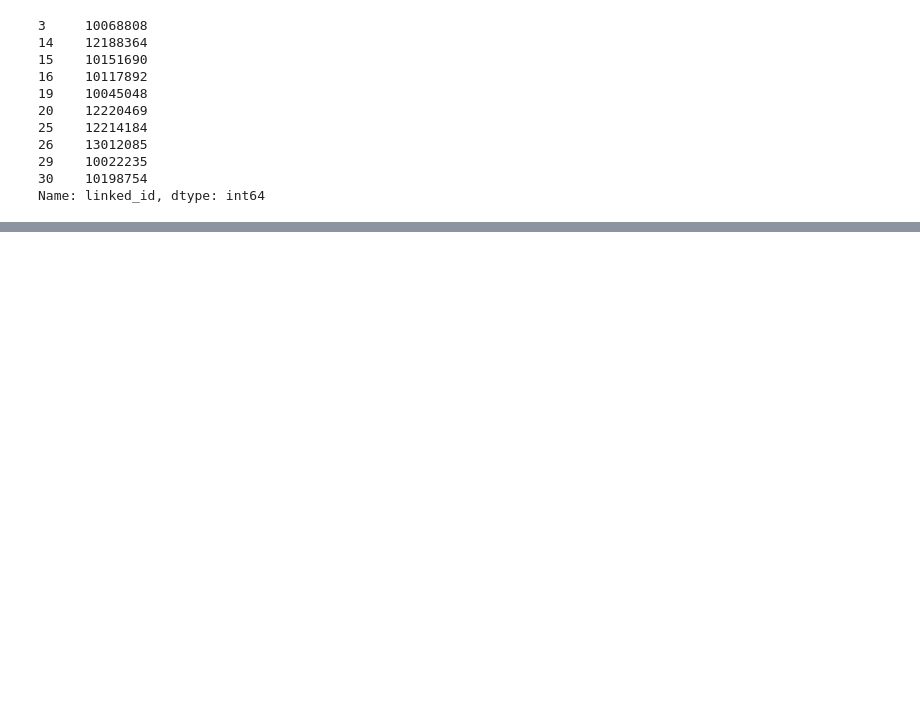
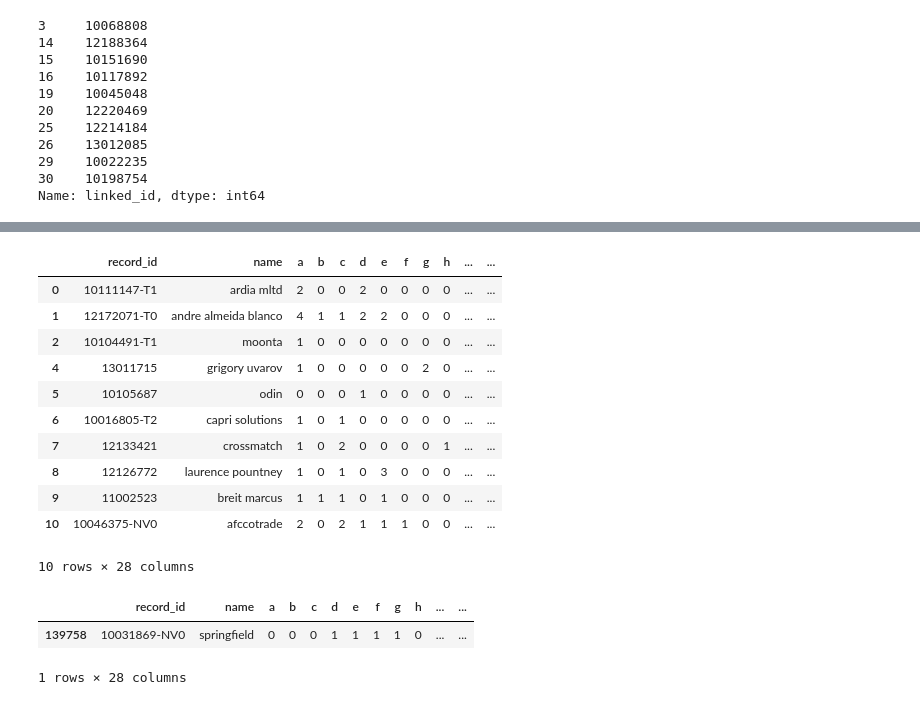
Before and after one commit to teomores/Oracle_HPC_contest, a Jupyter notebook: notebooks/name_similarity.ipynb, the cells around one changed output, grey strips where cells are left out. Saved outputs shown, nothing was run; the diff lists cells and outputs as text; code cells hidden in the pictures; blank space fills up the shorter version.

```diff
--- a/notebooks/name_similarity.ipynb
+++ b/notebooks/name_similarity.ipynb
@@ -249,7 +151,0 @@ from ..cython
-# %%
-for(i, n) in tqdm(zip(X_test.index[:10], X_test.name[:10])):
-    print(f'{i} {n}')
-    for train_n in tqdm(list(dict_dupl)):
-        #if (len(n) - editdistance.eval(n, train_n))/len(n) > 0.85:
-        if ed(n, train_n) < 2:
-            print(f'{dict_dupl[train_n]} - {train_n}')
@@ -260,0 +152,30 @@ NameError: name 'ed' is not defined
+# %%
+import string
+import unidecode
+def create_name_letters_matrix(df):
+    df = df[['record_id','name']]
+    df.name = df.name.astype(str) # convert to string
+    df.name = df.name.str.lower() # lowercase
+    df.name = df.name.str.translate(str.maketrans('', '', string.punctuation)) # remove punctuation
+    # remove accented letters
+    no_accents = []
+    for s in df.name:
+        no_accents.append(unidecode.unidecode(s))
+    df.name = no_accents
+    # create return matrix
+    columns = ['record_id','name','a','b','c','d','e','f','g','h','i','j','k','l',
+               'm','n','o','p','q','r','s','t','u','v','w','x','y','z']
+    name_letters_matrix = pd.DataFrame(columns=columns)
+    name_letters_matrix.record_id = df.record_id.copy()
+    name_letters_matrix.name = df.name.copy()
+    # count occurence of each letter and add the columns to the return df
+    for l in tqdm(['a','b','c','d','e','f','g','h','i','j','k','l','m','n',
+                   'o','p','q','r','s','t','u','v','w','x','y','z']):
+        new_col = []
+        for (i,n) in zip(name_letters_matrix.index, name_letters_matrix.name):
+            new_col.append(n.count(l))
+        name_letters_matrix[l] = new_col
+    return name_letters_matrix
+# %%
+nlm_train = create_name_letters_matrix(X_train)
+nlm_test = create_name_letters_matrix(X_test)
@@ -260,0 +185,21 @@ NameError: name 'ed' is not defined
+# %%
+nlm_train.head(10)
+# %% [output]
+|  | record_id | name | a | b | c | d | e | f | g | h | ... | ... |
+| 0 | 10111147-T1 | ardia mltd | 2 | 0 | 0 | 2 | 0 | 0 | 0 | 0 | ... | ... |
+| 1 | 12172071-T0 | andre almeida blanco | 4 | 1 | 1 | 2 | 2 | 0 | 0 | 0 | ... | ... |
+| 2 | 10104491-T1 | moonta | 1 | 0 | 0 | 0 | 0 | 0 | 0 | 0 | ... | ... |
+| 4 | 13011715 | grigory uvarov | 1 | 0 | 0 | 0 | 0 | 0 | 2 | 0 | ... | ... |
+| 5 | 10105687 | odin | 0 | 0 | 0 | 1 | 0 | 0 | 0 | 0 | ... | ... |
+| 6 | 10016805-T2 | capri solutions | 1 | 0 | 1 | 0 | 0 | 0 | 0 | 0 | ... | ... |
+| 7 | 12133421 | crossmatch | 1 | 0 | 2 | 0 | 0 | 0 | 0 | 1 | ... | ... |
+| 8 | 12126772 | laurence pountney | 1 | 0 | 1 | 0 | 3 | 0 | 0 | 0 | ... | ... |
+| 9 | 11002523 | breit marcus | 1 | 1 | 1 | 0 | 1 | 0 | 0 | 0 | ... | ... |
+| 10 | 10046375-NV0 | afccotrade | 2 | 0 | 2 | 1 | 1 | 1 | 0 | 0 | ... | ... |
+10 rows × 28 columns
+# %%
+nlm_train[nlm_train.index == 139758]
+# %% [output]
+|  | record_id | name | a | b | c | d | e | f | g | h | ... | ... |
+| 139758 | 10031869-NV0 | springfield | 0 | 0 | 0 | 1 | 1 | 1 | 1 | 0 | ... | ... |
+1 rows × 28 columns
```
Also changed, not shown: parts of 15 cells of this notebook.
